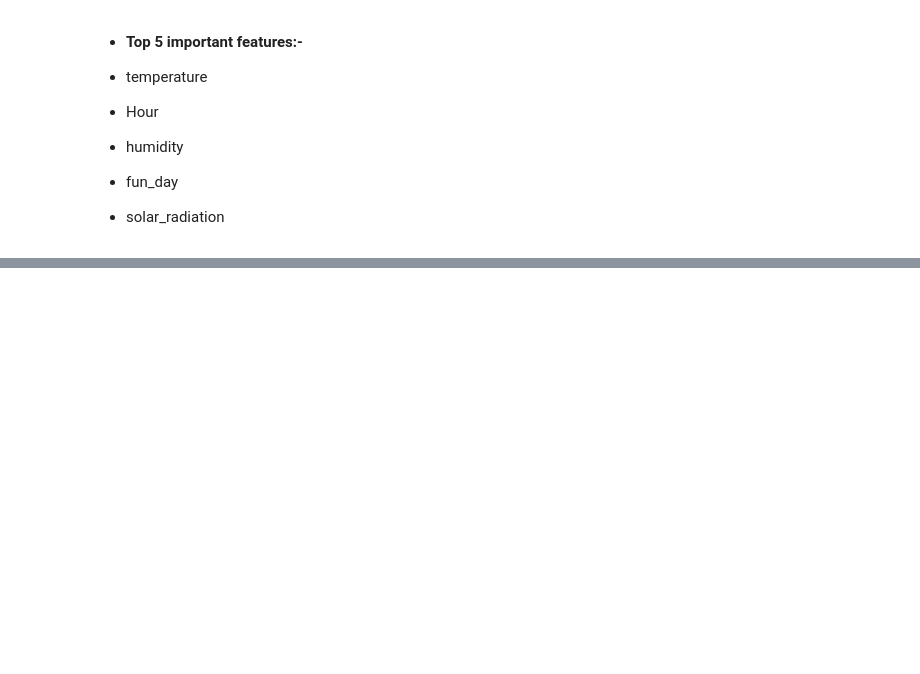
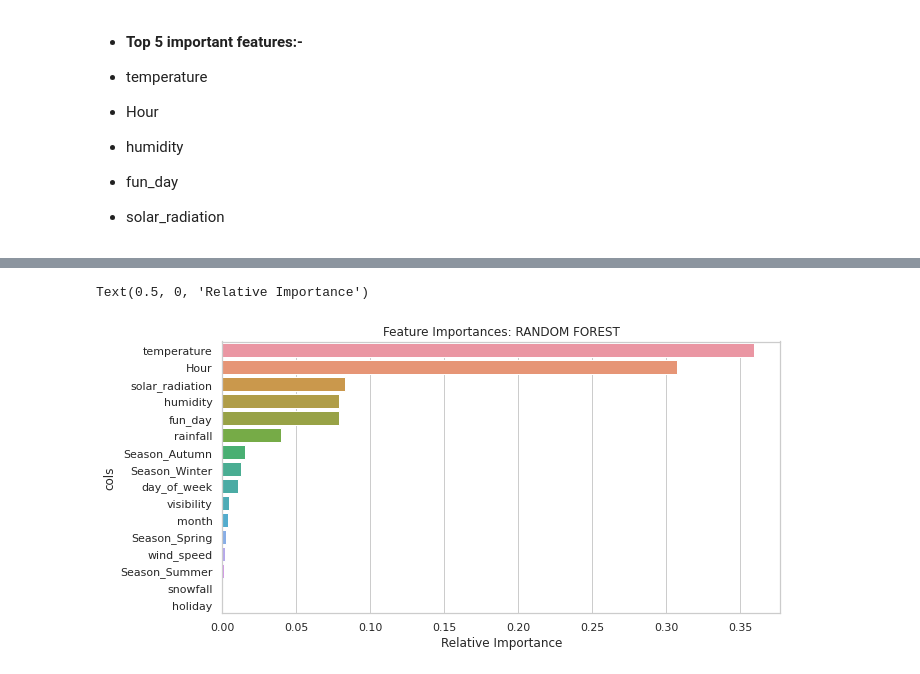
Before and after one commit to vir097/Bike-Sharing-Demand-Prediction---viral-shewale, a Jupyter notebook: Bike_Sharing_Demand_Prediction_Viral_shewale.ipynb, the cells around one changed output, grey strips where cells are left out. Saved outputs shown, nothing was run; the diff lists cells and outputs as text; code cells hidden in the pictures; blank space fills up the shorter version.

```diff
--- a/Bike_Sharing_Demand_Prediction_Viral_shewale.ipynb
+++ b/Bike_Sharing_Demand_Prediction_Viral_shewale.ipynb
@@ -670,0 +778,5 @@ Text(0.5, 0, 'Relative Importance')
+# %%
+# feature importance
+feature_names = X_train.columns
+rf_feature_imp = pd.DataFrame({'cols':feature_names, 'imp':rf_model.feature_importances_}).sort_values('imp', ascending=False).reset_index()
+rf_feature_imp
@@ -670,0 +801,9 @@ Text(0.5, 0, 'Relative Importance')
+# %%
+# visualising Feature importances
+plt.figure(figsize=(10,5))
+sns.barplot(data = rf_feature_imp, y = 'cols', x = 'imp')
+plt.title('Feature Importances: RANDOM FOREST')
+plt.xlabel('Relative Importance')
+# %% [output]
+Text(0.5, 0, 'Relative Importance')
+[figure, added]
```
Also changed, not shown: parts of 24 cells of this notebook.
